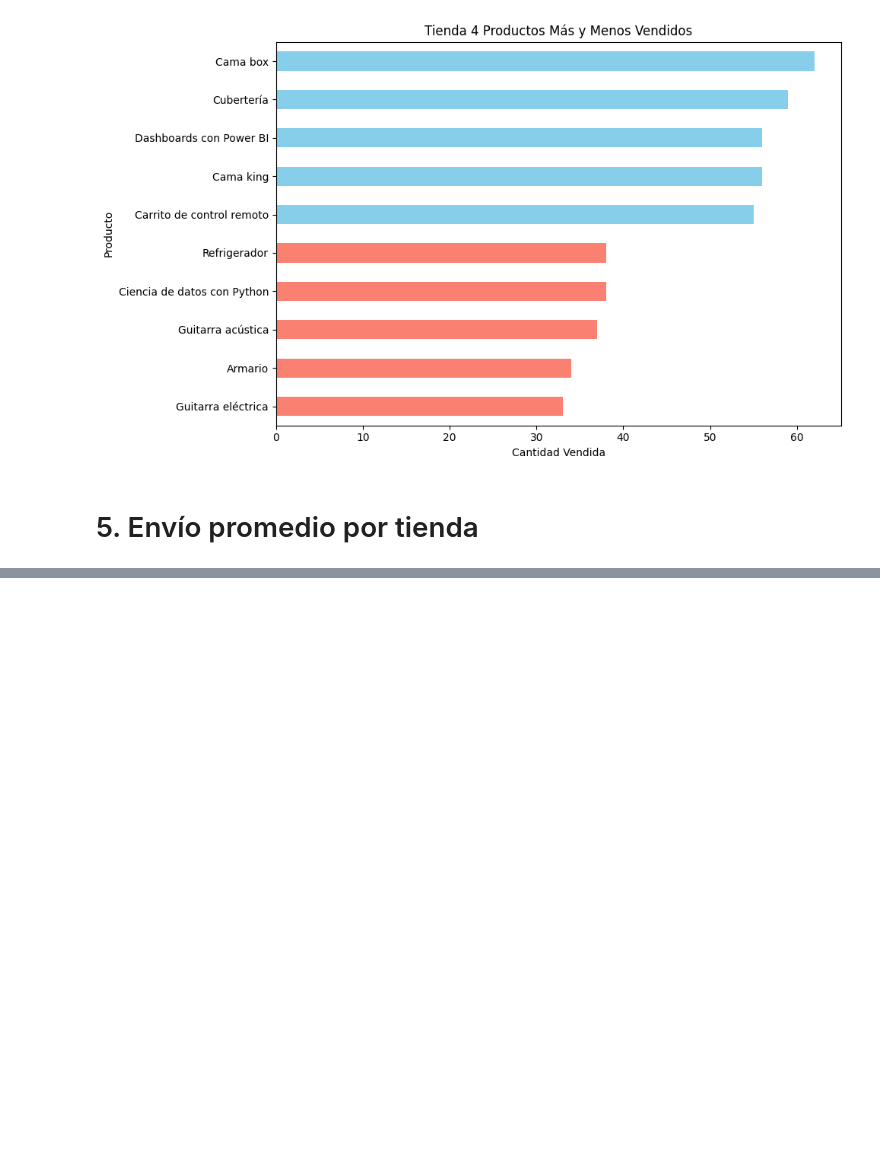
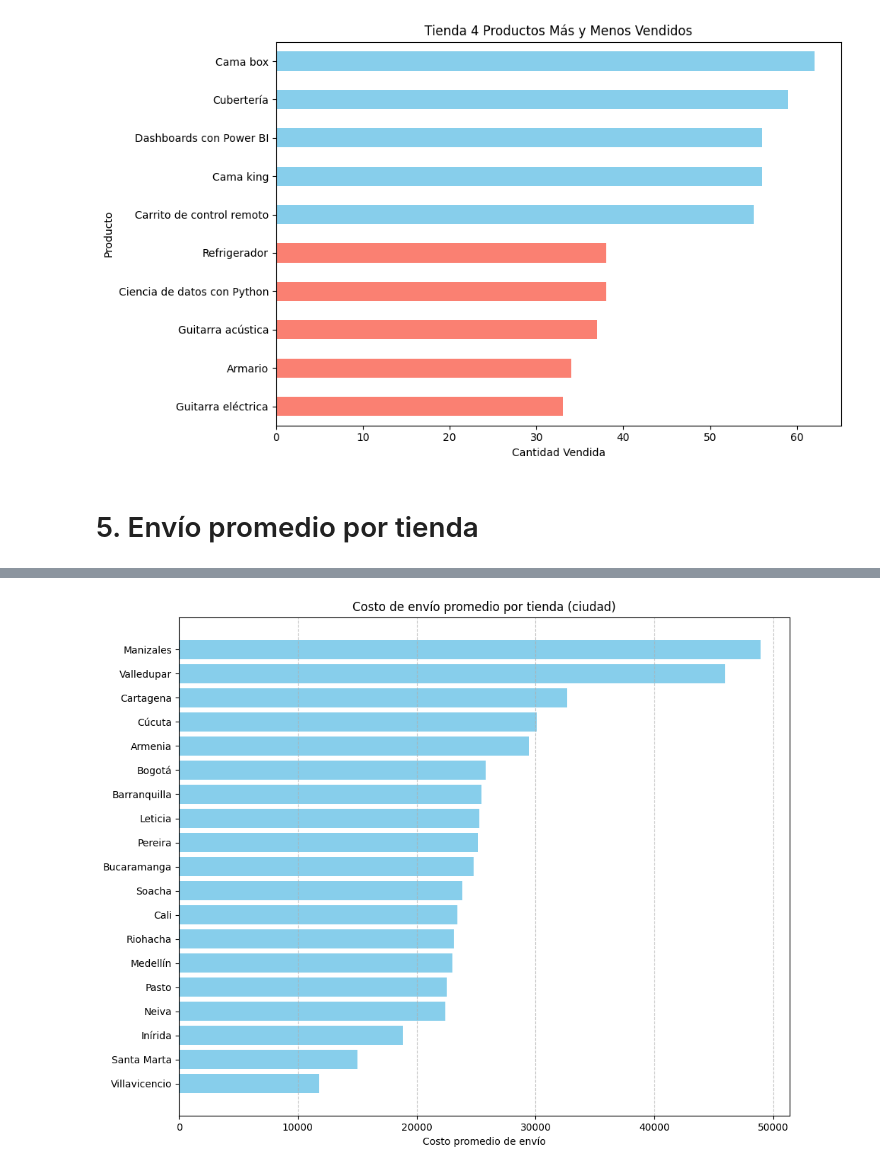
Before and after one commit to robertocraviotto/Challenge-ONE-Data-Science_1, a Jupyter notebook: AluraStoreLatam.ipynb, the cells around one changed output, grey strips where cells are left out. Drawn from its saved outputs; the diff is of its cells as text; code cells hidden in the pictures; blank space fills up the shorter version.

```diff
--- a/AluraStoreLatam.ipynb
+++ b/AluraStoreLatam.ipynb
@@ -812,0 +888,4 @@ plt.show()
+# %%
+# Calcular el costo de envío promedio por tienda
+envio_promedio3 = tienda3.groupby('Lugar de Compra')['Costo de envío'].mean().sort_values(ascending=False)
+print(envio_promedio3.round(2))
@@ -812,0 +910,15 @@ plt.show()
+# %%
+# Ordenar por valor
+envios_ordenados3 = dict(sorted(envio_promedio3.items(), key=lambda x: x[1], reverse=True))
+
+# Crear el gráfico
+plt.figure(figsize=(10, 8))
+plt.barh(list(envios_ordenados3.keys()), list(envios_ordenados3.values()), color='skyblue')
+plt.xlabel('Costo promedio de envío')
+plt.title('Costo de envío promedio por tienda (ciudad)')
+plt.gca().invert_yaxis()  # Para que el valor más alto esté arriba
+plt.grid(axis='x', linestyle='--', alpha=0.7)
+plt.tight_layout()
+plt.show()
+# %% [output]
+[figure, added]
```
Also changed, not shown: parts of 8 cells of this notebook.
